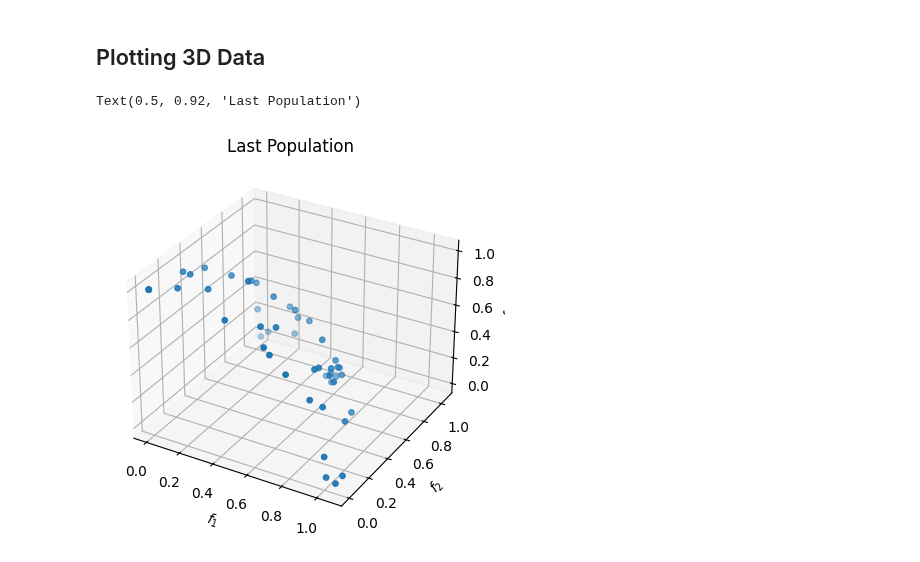
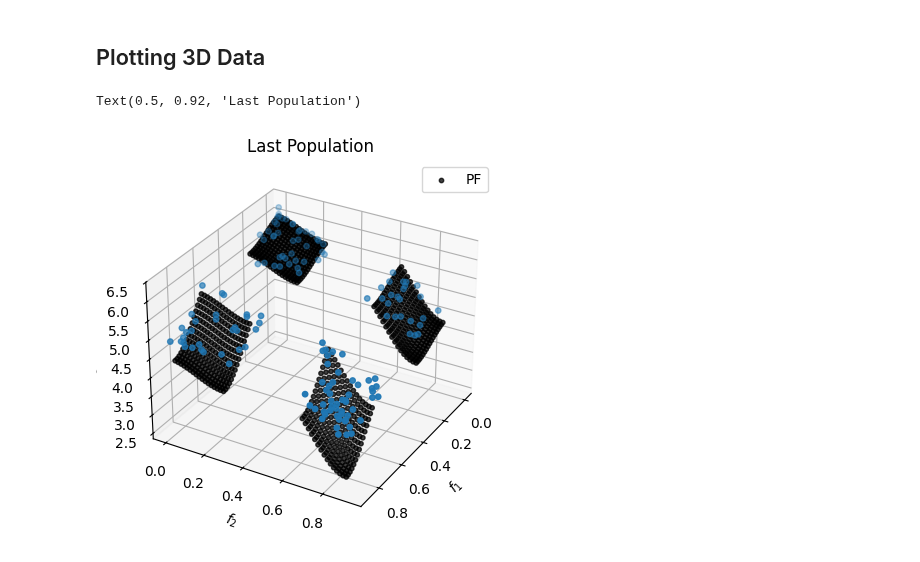
Before and after one commit to electronsandstuff/ParetoBench, a Jupyter notebook: example_notebooks/plotting.ipynb, the cells around one changed output. Drawn from its saved outputs; the diff is of its cells as text; code cells hidden in the pictures.

Commit message:
consolidate plotting examples

```diff
--- a/example_notebooks/plotting.ipynb
+++ b/example_notebooks/plotting.ipynb
@@ -15,7 +15,7 @@ import numpy as np
 import matplotlib.pyplot as plt
 # %%
 # Load some data to plot
-exp = pb.Experiment.load("data/plotting_data.h5")
+exp = pb.Experiment.load("data/for_plotting.h5")
 # %% [markdown]
 ## Plotting for the `Population` Objects
 Functions in the library allow you to plot apprxomiate Pareto front as well as the decision variables. We demonstrate their use and and options here.
@@ -102,13 +100,12 @@ exp3d = pb.Experiment.load("data/plotting_data_3d.h5")
 # %%
 # Get the final generation from one of the runs
-idx = 0
-first_pop = exp3d.runs[idx].reports[0]
-last_pop = exp3d.runs[idx].reports[-1]
+last_pop = exp.runs[1].reports[-1]
 
 # Plot the objectives with default parameters. The dominated solutions are
 # shown with some transparency to distinguish them
-plot_objectives(last_pop)
+fig, ax = plot_objectives(last_pop, settings=PlotObjectivesSettings(problem=exp.runs[1].problem))
+ax.view_init(30, 30)
 plt.title("Last Population")
 # %% [output]
 Text(0.5, 0.92, 'Last Population')
-[figure, old version]
+[figure, new version]
```
Also changed, not shown: parts of 2 cells of this notebook, 3 other files.
